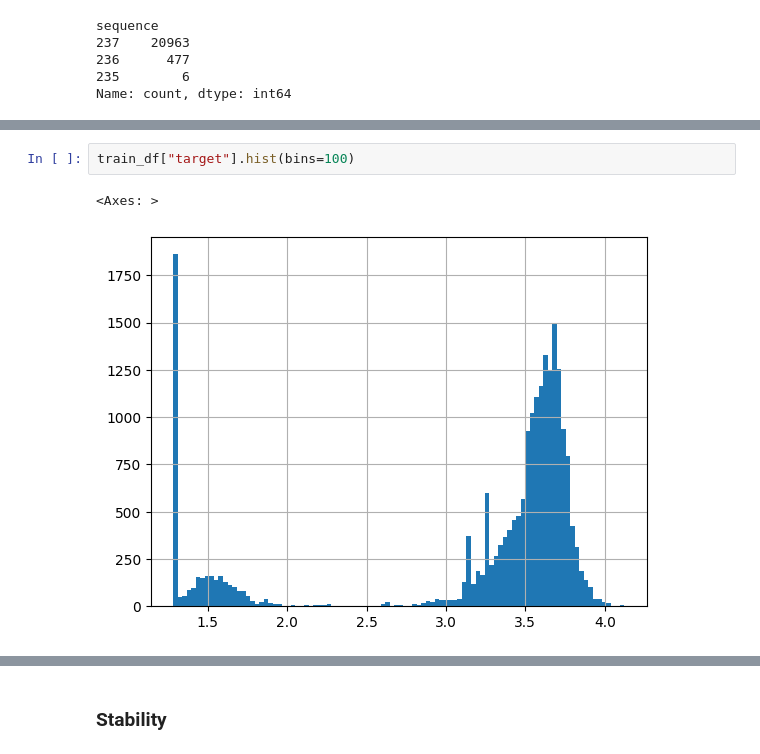
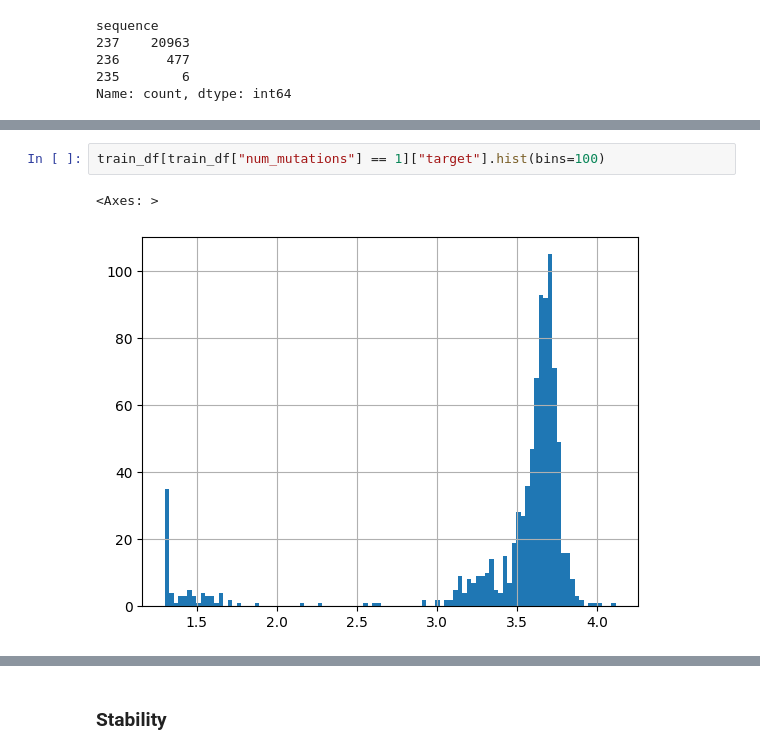
Before and after one commit to dylanell/protein-benchmark-models, a Jupyter notebook: notebooks/0.tape_eda.ipynb, the cells around one changed output, grey strips where cells are left out. Drawn from its saved outputs; the diff is of its cells as text.

```diff
--- a/notebooks/0.tape_eda.ipynb
+++ b/notebooks/0.tape_eda.ipynb
@@ -19,5 +37,5 @@ Name: count, dtype: int64
 # %%
-train_df["target"].hist(bins=100)
+train_df[train_df["num_mutations"] == 1]["target"].hist(bins=100)
 # %% [output]
 <Axes: >
-[figure, old version]
+[figure, new version]
```
Also changed, not shown: parts of 5 cells of this notebook, 5 other files.
